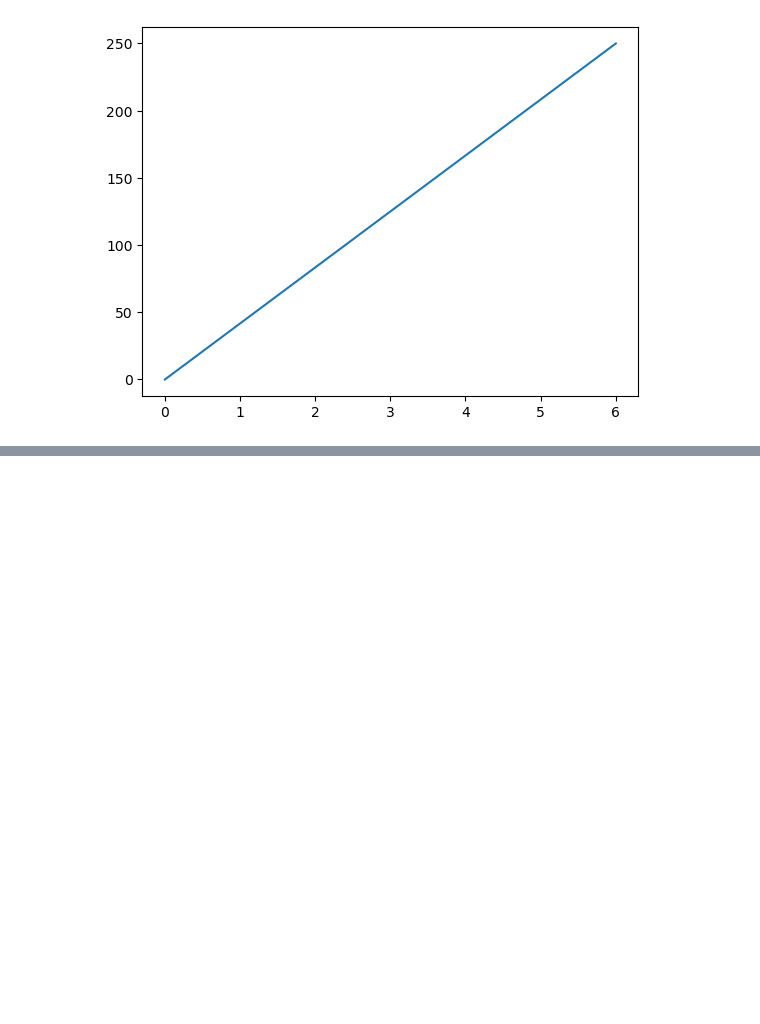
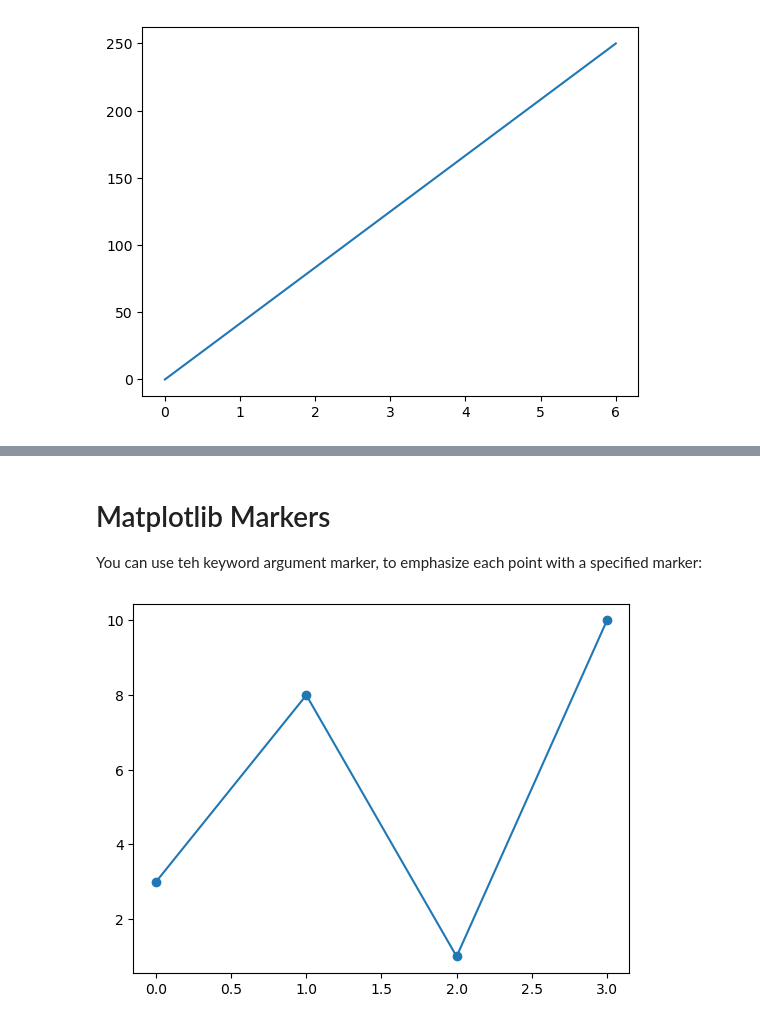
Before and after one commit to MikeCurleyCoosan/pands-mywork, a Jupyter notebook: Week8-work/matplotlib.ipynb, the cells around one changed output, grey strips where cells are left out. Cells and saved outputs as stored; diff of their text form; code cells hidden in the pictures; blank space fills up the shorter version.

Commit message:
Working on matplotlib.ipynb in pands-mywork

```diff
--- a/Week8-work/matplotlib.ipynb
+++ b/Week8-work/matplotlib.ipynb
@@ -17,0 +39,11 @@ plt.show()
+# %% [markdown]
+# Matplotlib Markers
+
+You can use teh keyword argument marker, to emphasize each point with a specified marker:
+# %%
+y_points = np.array([3, 8, 1, 10])
+
+plt.plot(y_points, marker = 'o')
+plt.show()
+# %% [output]
+[figure, added]
```
Also changed, not shown: parts of 6 cells of this notebook.
